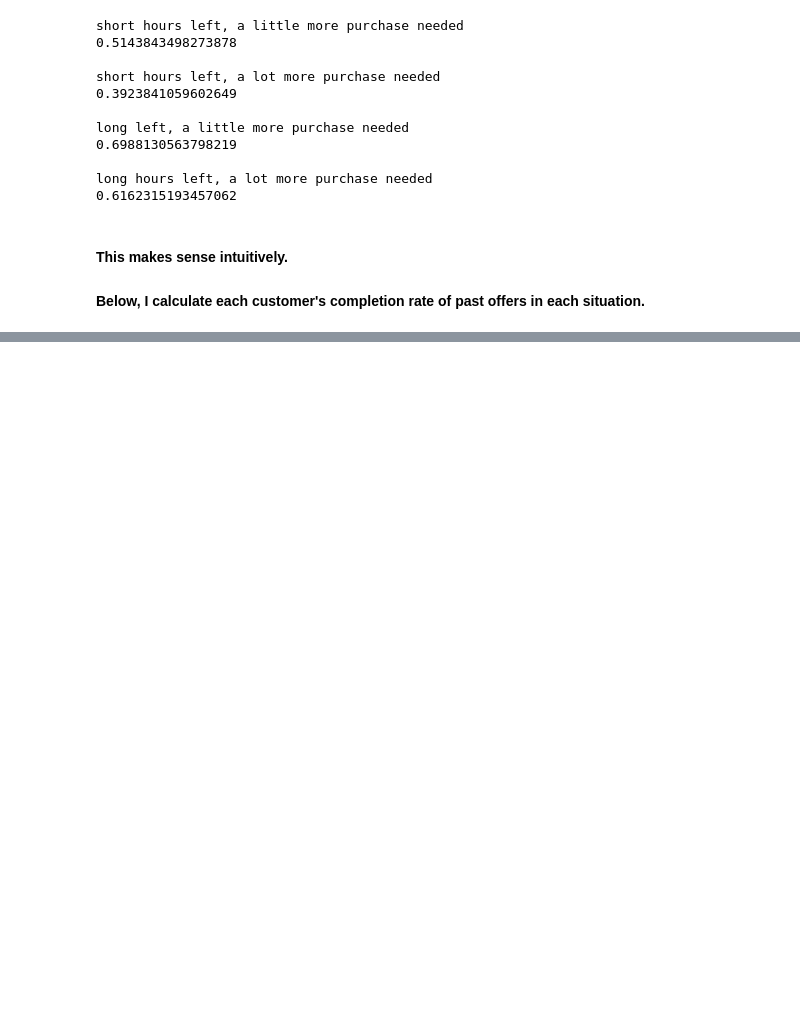
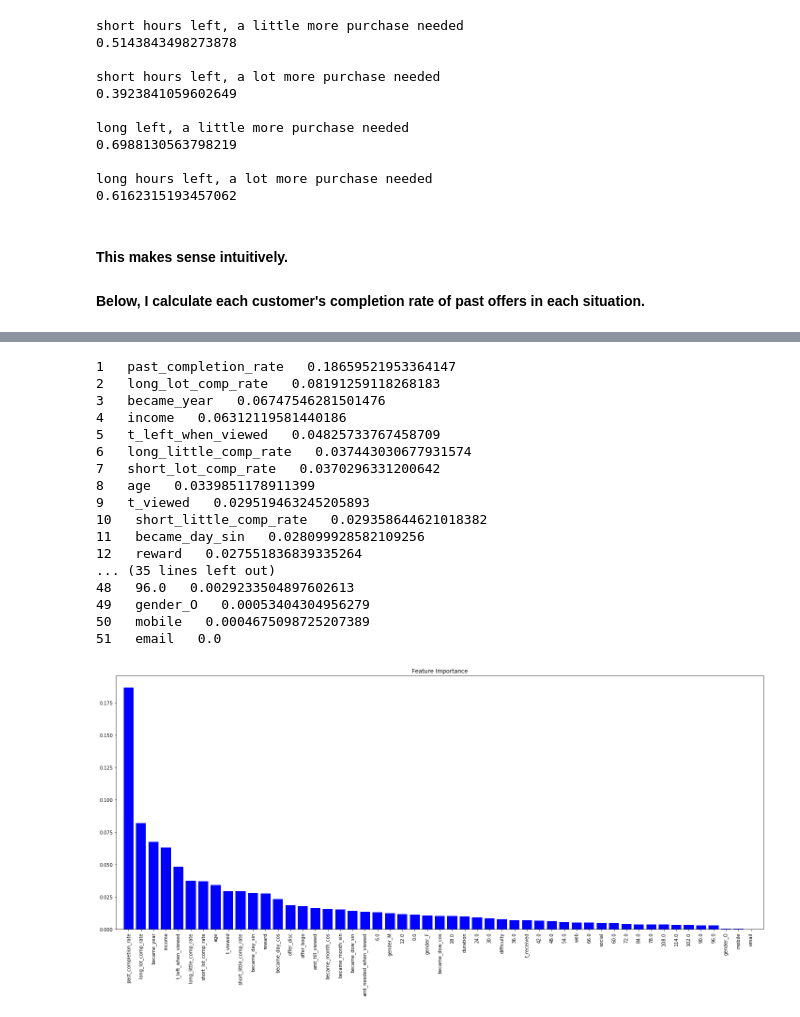
Before and after one commit to kudojp/StarBucksPromotionAnalysis, a Jupyter notebook: 190403StarbucksPromotionAnalysis.ipynb, the cells around one changed output, grey strips where cells are left out. Saved outputs shown, nothing was run; the diff lists cells and outputs as text; code cells hidden in the pictures; blank space fills up the shorter version.

```diff
--- a/190403StarbucksPromotionAnalysis.ipynb
+++ b/190403StarbucksPromotionAnalysis.ipynb
@@ -880,0 +821,15 @@ merged_df4.to_csv("data/merged_df4.csv", index=False)
+# %%
+indep_var = ['person', 'age', 'income', 'gender_F', 'gender_M',
+       'gender_O', 'became_year', 'became_month_sin', 'became_month_cos',
+       'became_day_sin', 'became_day_cos', 'became_dow_sin',
+       'became_dow_cos', 'offer_bogo', 'offer_disc', 'difficulty',
+       'duration', 'reward', 'email', 'mobile', 'social', 'web',
+       't_received', 't_viewed', 'amt_till_viewed',
+       '0.0', '6.0', '12.0', '18.0', '24.0', '30.0',
+       '36.0', '42.0', '48.0', '54.0', '60.0', '66.0', '72.0', '78.0',
+       '84.0', '90.0', '96.0', '102.0', '108.0', '114.0', 'denom_viewed',
+       'past_offers_num', 'past_completion_rate',
+       'short_little_comp_rate', 'short_little_count',
+       'short_lot_comp_rate', 'short_lot_count', 'long_little_comp_rate',
+       'long_little_count', 'long_lot_comp_rate', 'long_lot_count',
+        "t_left_when_viewed","amt_needed_when_viewed"]
@@ -880,0 +859,5 @@ merged_df4.to_csv("data/merged_df4.csv", index=False)
+# %%
+# split into training data and testing dataset
+X_train, X_test, y_train, y_test = train_test_split(merged_df3[indep_var], y, test_size = 0.10, random_state = 0)
+
+X_train.shape, X_test.shape, y_train.shape, y_test.shape
@@ -880,0 +1083,43 @@ merged_df4.to_csv("data/merged_df4.csv", index=False)
+# %%
+#特徴量の重要度
+feature = gd1.best_estimator_.feature_importances_
+
+#特徴量の重要度を上から順に出力する
+f = pd.DataFrame({'number': range(0, len(feature)),'feature': feature[:], 'f_name': indep_var2})
+f2 = f.sort_values('feature',ascending=False)
+
+#特徴量の名前
+label = indep_var2[0:]
+
+#特徴量の重要度順（降順）
+indices = np.argsort(feature)[::-1]
+
+for i in range(len(feature)):
+    print(str(i + 1) + "   " + str(label[indices[i]]) + "   " + str(feature[indices[i]]))
+
+plt.figure(figsize=(20,10))
+plt.title('Feature Importance')
+plt.bar(range(len(feature)),feature[indices], color='blue', align='center')
+plt.xticks(range(len(feature)), f2.f_name, rotation=90)
+plt.xlim([-1, len(feature)])
+plt.tight_layout()
+plt.show()
+# %% [output]
+1   past_completion_rate   0.18659521953364147
+2   long_lot_comp_rate   0.08191259118268183
+3   became_year   0.06747546281501476
+4   income   0.06312119581440186
+5   t_left_when_viewed   0.04825733767458709
+6   long_little_comp_rate   0.037443030677931574
+7   short_lot_comp_rate   0.0370296331200642
+8   age   0.0339851178911399
+9   t_viewed   0.029519463245205893
+10   short_little_comp_rate   0.029358644621018382
+11   became_day_sin   0.028099928582109256
+12   reward   0.027551836839335264
+... (35 lines left out)
+48   96.0   0.0029233504897602613
+49   gender_O   0.00053404304956279
+50   mobile   0.0004675098725207389
+51   email   0.0
+[figure, added]
```
Also changed, not shown: parts of 61 cells of this notebook, 5 other files.
